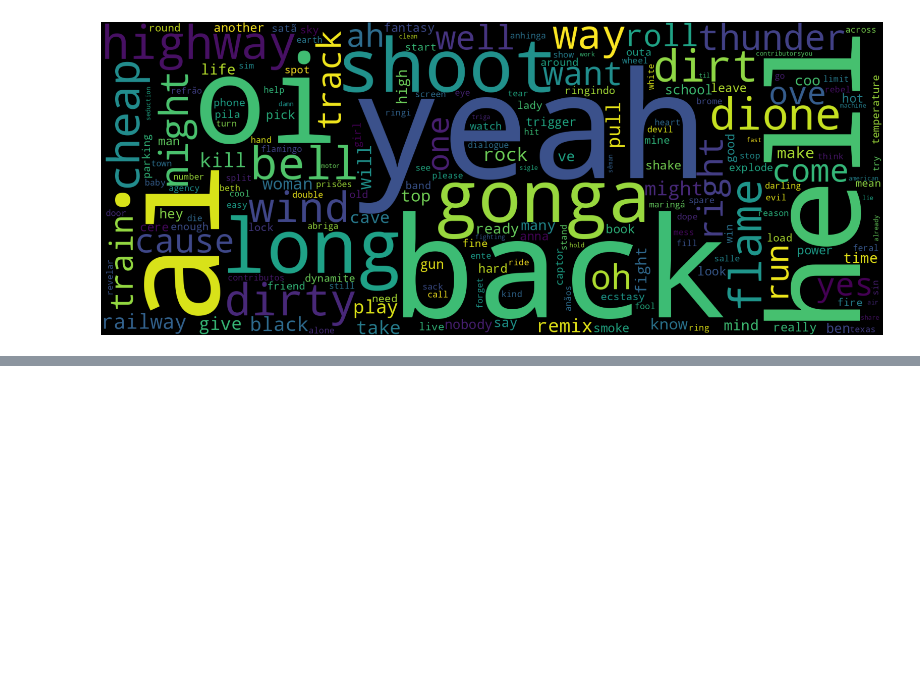
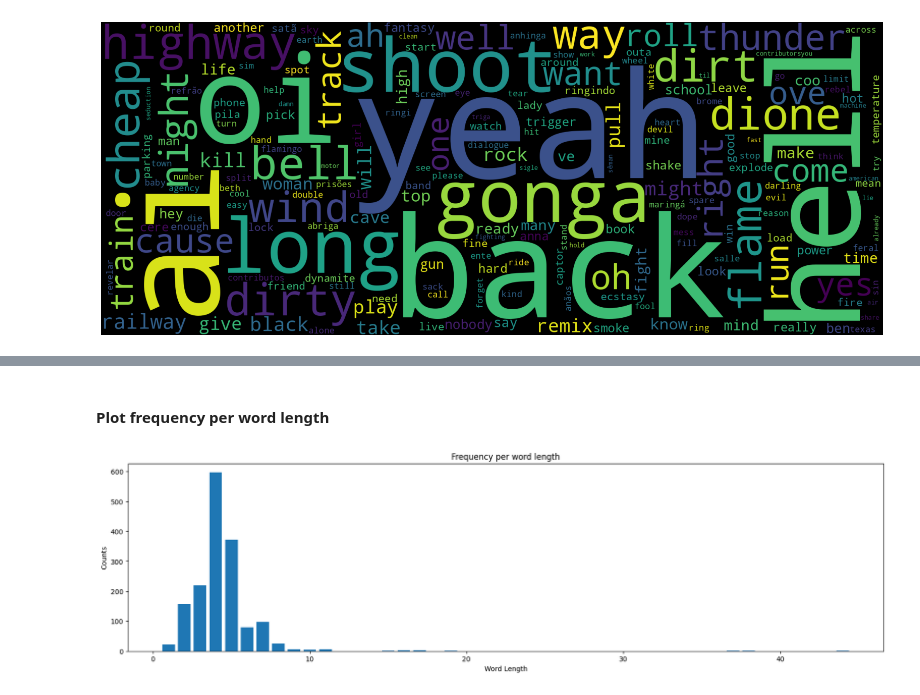
Before and after one commit to jpedrou/spotify-nlp-analysis, a Jupyter notebook: notebooks/data_analysis.ipynb, the cells around one changed output, grey strips where cells are left out. Cells and saved outputs as stored; diff of their text form; code cells hidden in the pictures; blank space fills up the shorter version.

```diff
--- a/notebooks/data_analysis.ipynb
+++ b/notebooks/data_analysis.ipynb
@@ -160,0 +195,18 @@ _wordcloud(grouped_tokens)
+# %% [markdown]
+#### Plot frequency per word length
+# %%
+words_len = [len(w) for w in grouped_tokens]
+len_classes, len_counts = np.unique(words_len, return_counts=True)
+
+sorted_len_counts_inds = np.argsort(len_counts)
+len_classes = np.array(len_classes)[sorted_len_counts_inds]
+len_counts = len_counts[sorted_len_counts_inds]
+
+plt.figure(figsize=(20,5))
+plt.title("Frequency per word length")
+plt.bar(x=len_classes, height=len_counts)
+plt.xlabel("Word Length")
+plt.ylabel("Counts")
+plt.show();
+# %% [output]
+[figure, added]
```
Also changed, not shown: parts of 8 cells of this notebook.
